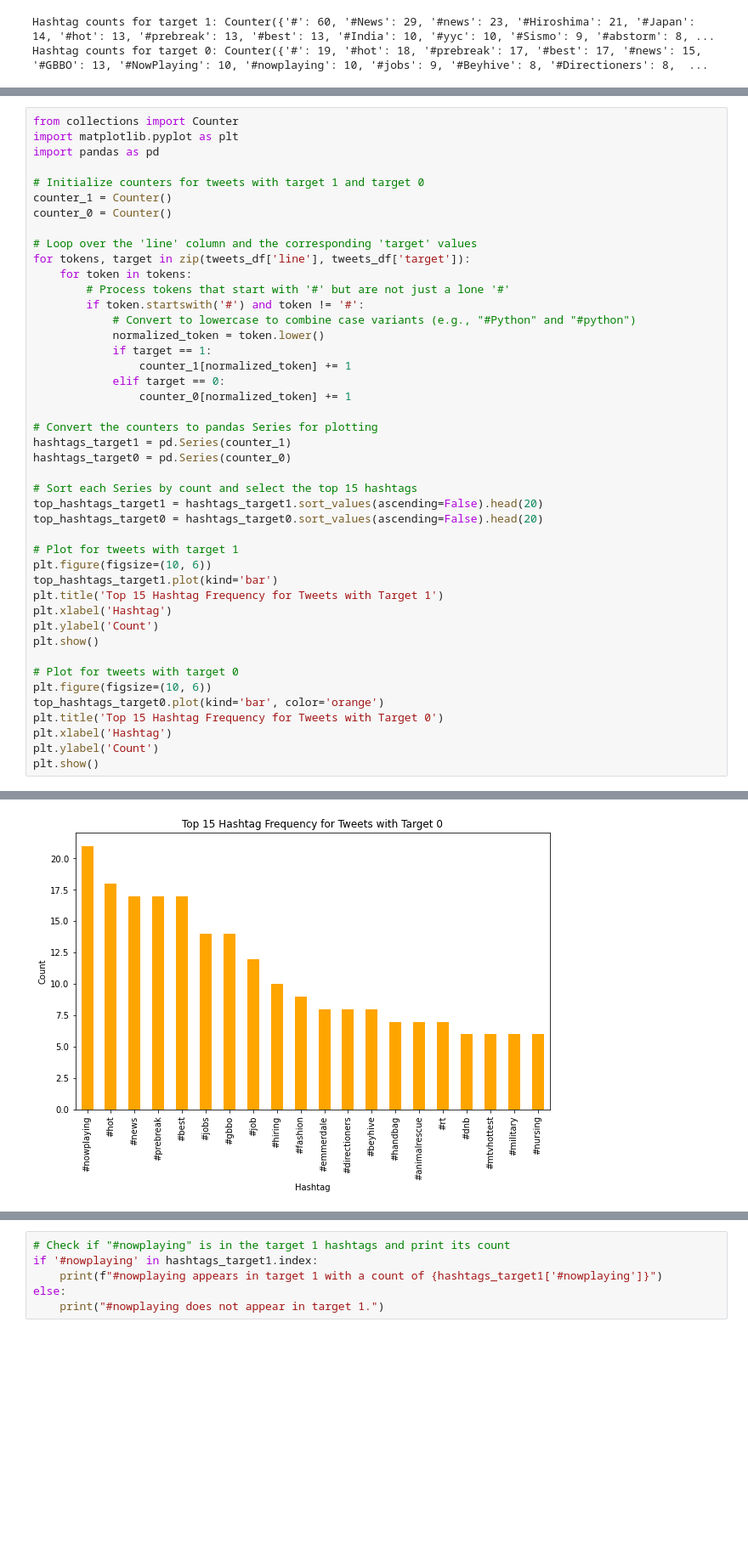
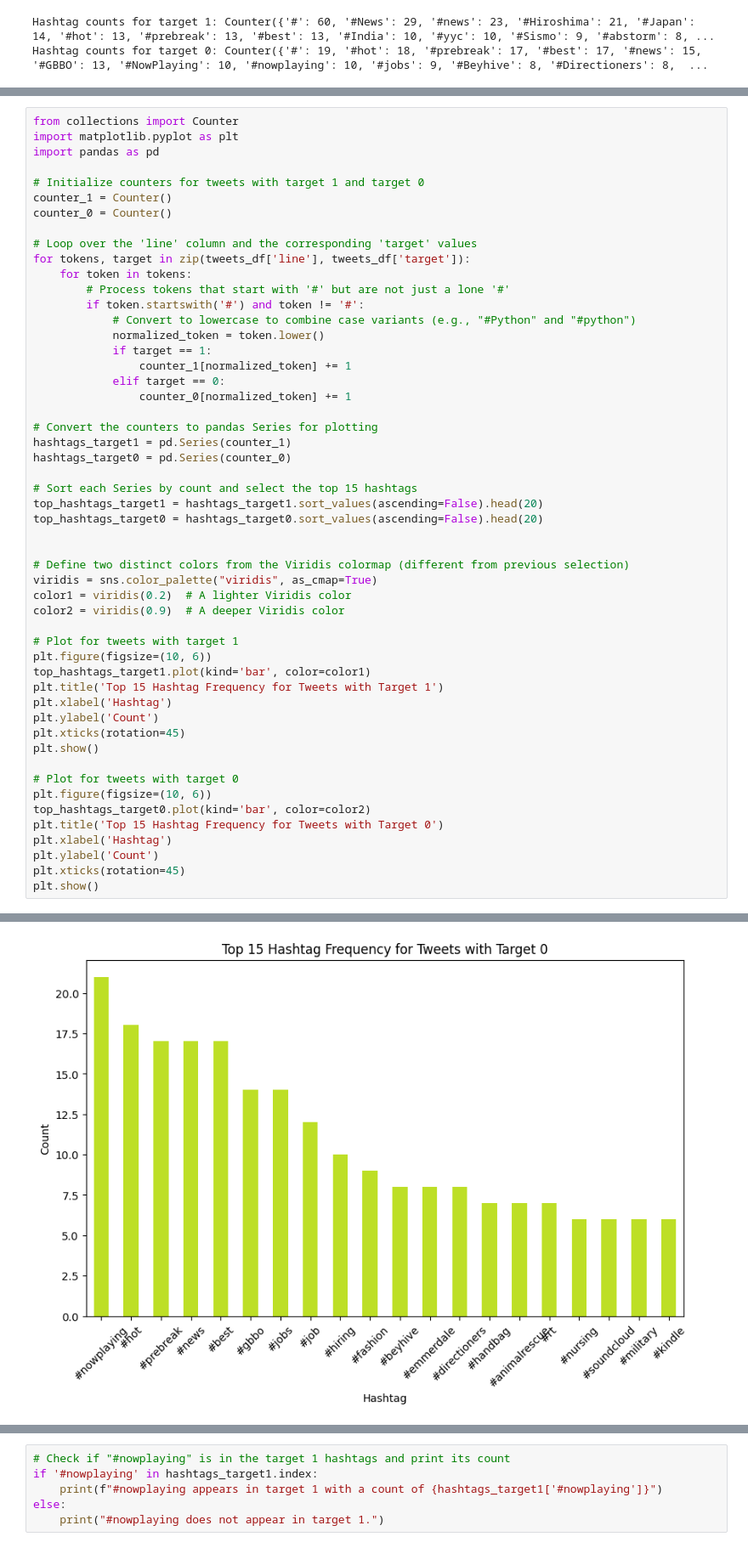
Before and after one commit to CSC-4260-Advanced-Data-Science-Project/NLP_Disaster_Tweets, a Jupyter notebook: Sharon_eda.ipynb, the cells around one changed output, grey strips where cells are left out. Shown: that part at 85% size. Drawn from its saved outputs; the diff is of its cells as text; blank space fills up the shorter version.

```diff
--- a/Sharon_eda.ipynb
+++ b/Sharon_eda.ipynb
@@ -815,19 +842,27 @@ hashtags_target0 = pd.Series(counter_0)
 top_hashtags_target1 = hashtags_target1.sort_values(ascending=False).head(20)
 top_hashtags_target0 = hashtags_target0.sort_values(ascending=False).head(20)
 
+
+# Define two distinct colors from the Viridis colormap (different from previous selection)
+viridis = sns.color_palette("viridis", as_cmap=True)
+color1 = viridis(0.2)  # A lighter Viridis color
+color2 = viridis(0.9)  # A deeper Viridis color
+
 # Plot for tweets with target 1
 plt.figure(figsize=(10, 6))
-top_hashtags_target1.plot(kind='bar')
+top_hashtags_target1.plot(kind='bar', color=color1)
 plt.title('Top 15 Hashtag Frequency for Tweets with Target 1')
 plt.xlabel('Hashtag')
 plt.ylabel('Count')
+plt.xticks(rotation=45)
 plt.show()
 
 # Plot for tweets with target 0
 plt.figure(figsize=(10, 6))
-top_hashtags_target0.plot(kind='bar', color='orange')
+top_hashtags_target0.plot(kind='bar', color=color2)
 plt.title('Top 15 Hashtag Frequency for Tweets with Target 0')
 plt.xlabel('Hashtag')
 plt.ylabel('Count')
+plt.xticks(rotation=45)
 plt.show()
 # %% [output]
@@ -835,4 +870,4 @@ plt.show()
-[figure, old version]
+[figure, new version]
 # %%
 import pandas as pd
 import matplotlib.pyplot as plt
```
Also changed, not shown: parts of 10 cells of this notebook, 1 other file.
